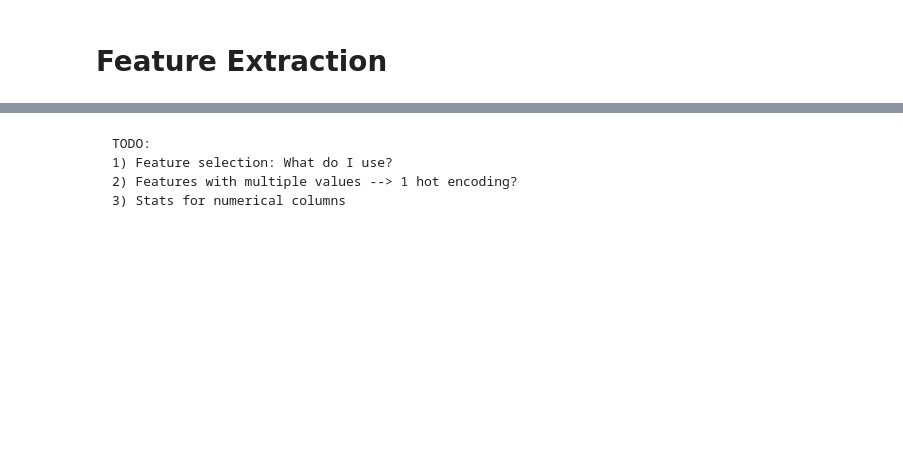
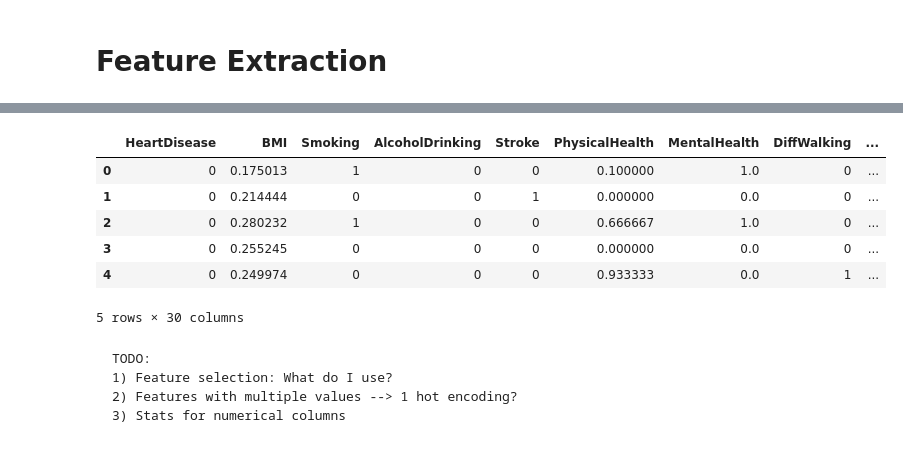
Before and after one commit to MarkNCI/AI-Ml-Diploma, a Jupyter notebook: MHayden_Assignment.ipynb, the cells around one changed output, grey strips where cells are left out. Drawn from its saved outputs; the diff is of its cells as text; code cells hidden in the pictures; blank space fills up the shorter version.

```diff
--- a/MHayden_Assignment.ipynb
+++ b/MHayden_Assignment.ipynb
@@ -137,3 +219,5 @@ df['Age'] = df['AgeCategory'].apply(lambda x: '57' if x == '55-59' else '80' if
                                     else '47' if x == '45-49' else '20' if x == '18-24' else '37' if x == '35-39'
                                     else '32' if x == '30-34' else '27' if x == '25-29' else x)
 print(df['Age'].unique())
+df = df.drop(columns=['AgeCategory'])
+df.columns
@@ -148,0 +273,17 @@ df[numerical]
+# %%
+# For columns with 2 unique values, sklearn labelencoder
+encoder = preprocessing.LabelEncoder()
+for col in df[['HeartDisease', 'Smoking', 'AlcoholDrinking', 'Stroke', 'DiffWalking', 'Sex', 'PhysicalActivity', 'Asthma', 'KidneyDisease', 'SkinCancer']]:
+  df[col] = encoder.fit_transform(df[col])
+
+# One Hot Encoding for columns with more than 2 unique values
+df = pd.get_dummies(df, columns=['Race', 'Diabetic', 'GenHealth'], prefix= ['Race', 'Diabetic', 'GenHealth'])
+df.head()
+# %% [output]
+|  | HeartDisease | BMI | Smoking | AlcoholDrinking | Stroke | PhysicalHealth | MentalHealth | DiffWalking | ... |
+| 0 | 0 | 0.175013 | 1 | 0 | 0 | 0.100000 | 1.0 | 0 | ... |
+| 1 | 0 | 0.214444 | 0 | 0 | 1 | 0.000000 | 0.0 | 0 | ... |
+| 2 | 0 | 0.280232 | 1 | 0 | 0 | 0.666667 | 1.0 | 0 | ... |
+| 3 | 0 | 0.255245 | 0 | 0 | 0 | 0.000000 | 0.0 | 0 | ... |
+| 4 | 0 | 0.249974 | 0 | 0 | 0 | 0.933333 | 0.0 | 1 | ... |
+5 rows × 30 columns
```
Also changed, not shown: parts of 11 cells of this notebook.
